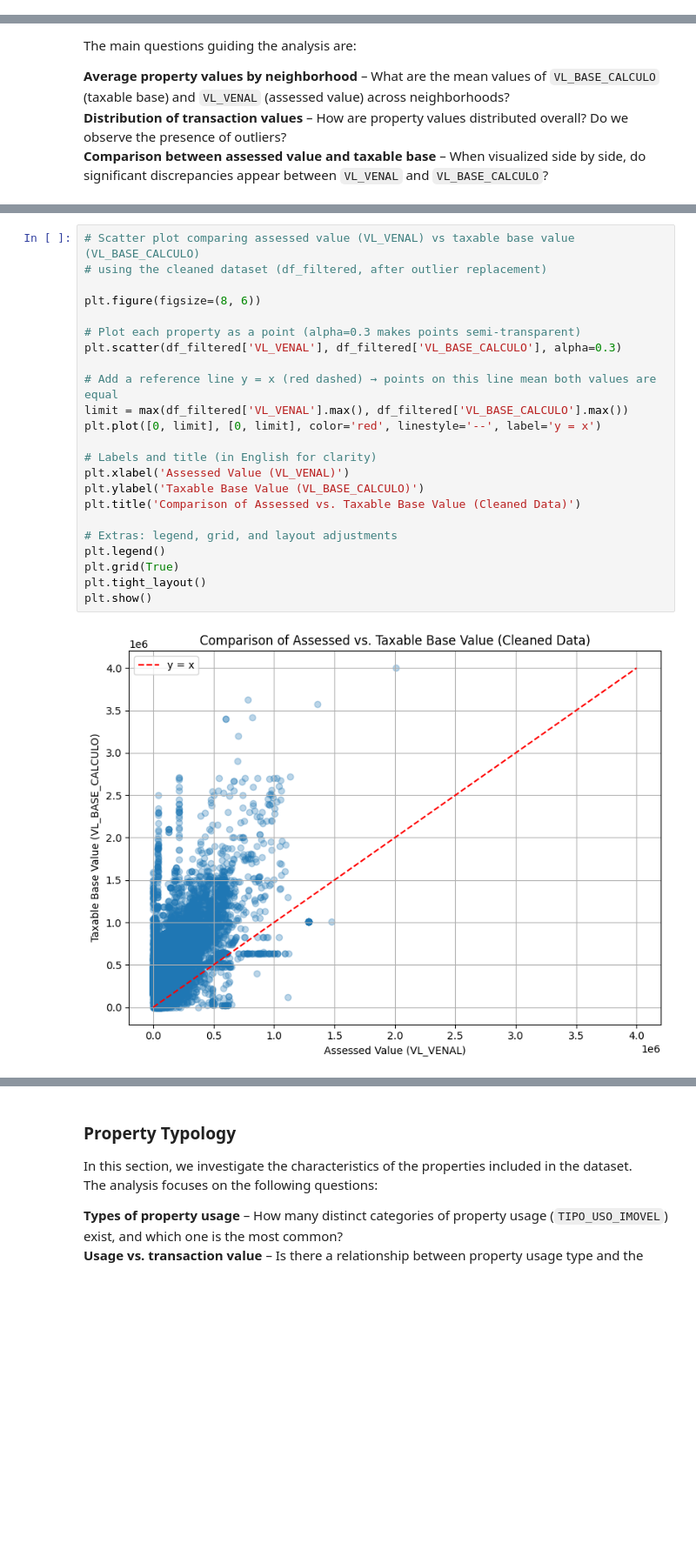
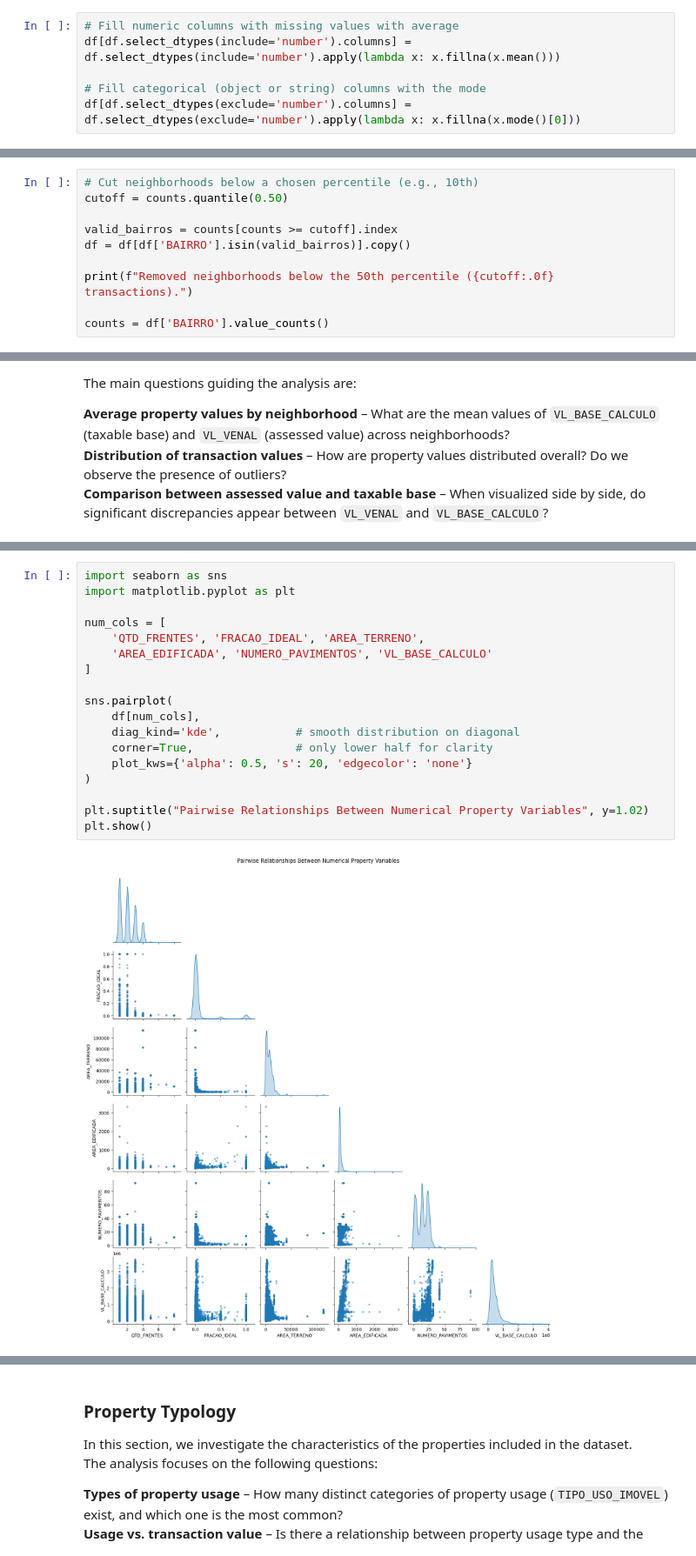
Before and after one commit to lsampaiorocha/housing-prices-Fortaleza, a Jupyter notebook: notebooks/analysis.ipynb, the cells around one changed output, grey strips where cells are left out. Shown at 87% size. Drawn from its saved outputs; the diff is of its cells as text; blank space fills up the shorter version.

Commit message:
Version 0.7.3: Improvement on data analysis with scatterplots for understanting the relation between numeric variables

```diff
--- a/notebooks/analysis.ipynb
+++ b/notebooks/analysis.ipynb
@@ -156,0 +170,6 @@ df = df.drop(columns=['TIPO_TERRENO'])
+# %%
+# Fill numeric columns with missing values with average
+df[df.select_dtypes(include='number').columns] = df.select_dtypes(include='number').apply(lambda x: x.fillna(x.mean()))
+
+# Fill categorical (object or string) columns with the mode
+df[df.select_dtypes(exclude='number').columns] = df.select_dtypes(exclude='number').apply(lambda x: x.fillna(x.mode()[0]))
@@ -211,0 +232,10 @@ plt.show()                                         # display the plot
+# %%
+# Cut neighborhoods below a chosen percentile (e.g., 10th)
+cutoff = counts.quantile(0.50)
+
+valid_bairros = counts[counts >= cutoff].index
+df = df[df['BAIRRO'].isin(valid_bairros)].copy()
+
+print(f"Removed neighborhoods below the 50th percentile ({cutoff:.0f} transactions).")
+
+counts = df['BAIRRO'].value_counts()
@@ -412,25 +472,20 @@ df_filtered = replace_outliers_with_median(df_filtered, 'VL_BASE_CALCULO')
 # %%
-# Scatter plot comparing assessed value (VL_VENAL) vs taxable base value (VL_BASE_CALCULO)
-# using the cleaned dataset (df_filtered, after outlier replacement)
+import seaborn as sns
+import matplotlib.pyplot as plt
 
-plt.figure(figsize=(8, 6))
+num_cols = [
+    'QTD_FRENTES', 'FRACAO_IDEAL', 'AREA_TERRENO',
+    'AREA_EDIFICADA', 'NUMERO_PAVIMENTOS', 'VL_BASE_CALCULO'
+]
 
-# Plot each property as a point (alpha=0.3 makes points semi-transparent)
-plt.scatter(df_filtered['VL_VENAL'], df_filtered['VL_BASE_CALCULO'], alpha=0.3)
+sns.pairplot(
+    df[num_cols],
+    diag_kind='kde',           # smooth distribution on diagonal
+    corner=True,               # only lower half for clarity
+    plot_kws={'alpha': 0.5, 's': 20, 'edgecolor': 'none'}
+)
 
-# Add a reference line y = x (red dashed) → points on this line mean both values are equal
-limit = max(df_filtered['VL_VENAL'].max(), df_filtered['VL_BASE_CALCULO'].max())
-plt.plot([0, limit], [0, limit], color='red', linestyle='--', label='y = x')
-
-# Labels and title (in English for clarity)
-plt.xlabel('Assessed Value (VL_VENAL)')
-plt.ylabel('Taxable Base Value (VL_BASE_CALCULO)')
-plt.title('Comparison of Assessed vs. Taxable Base Value (Cleaned Data)')
-
-# Extras: legend, grid, and layout adjustments
-plt.legend()
-plt.grid(True)
-plt.tight_layout()
+plt.suptitle("Pairwise Relationships Between Numerical Property Variables", y=1.02)
 plt.show()
 # %% [output]
-[figure, old version]
+[figure, new version]
```
Also changed, not shown: parts of 37 cells of this notebook.
